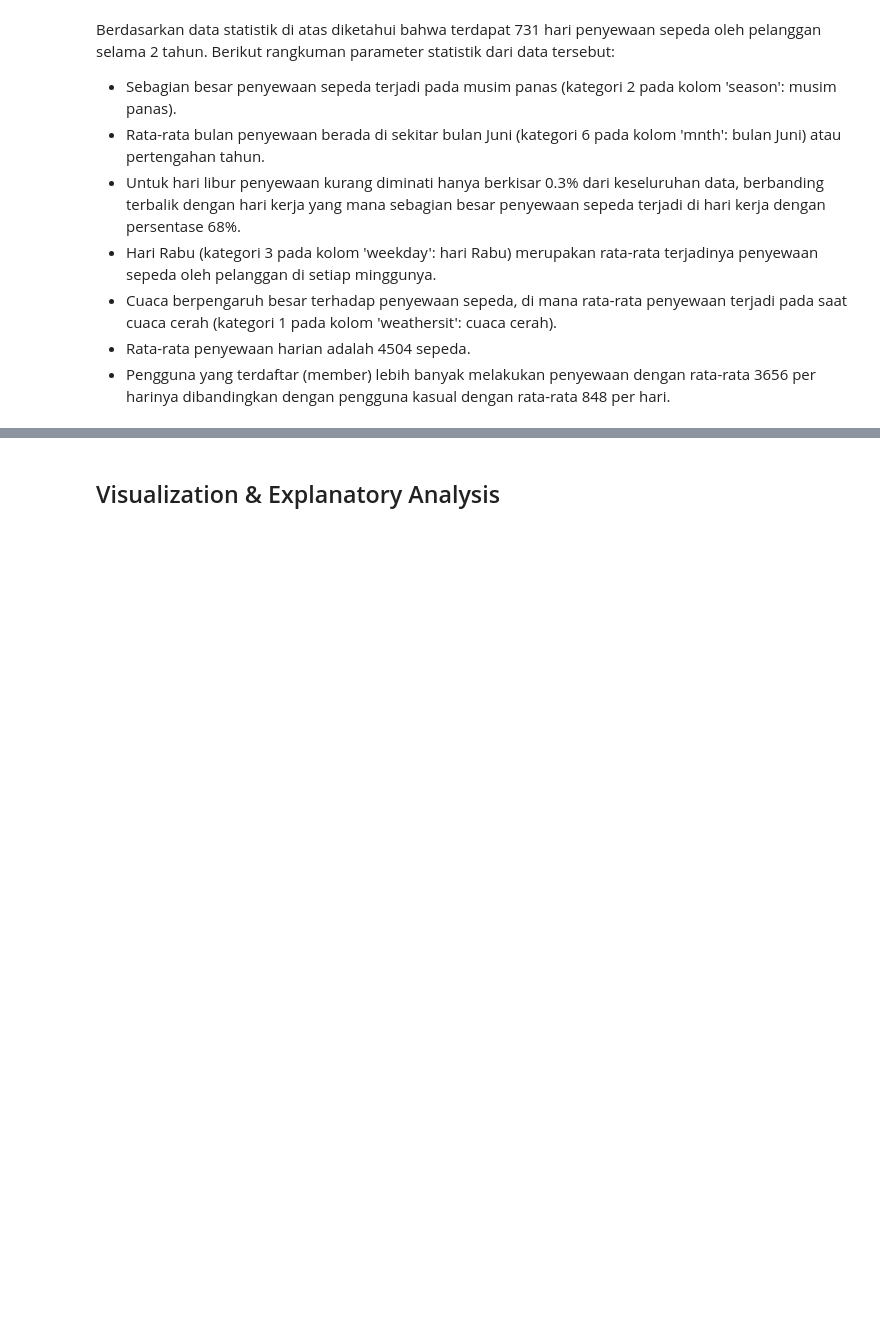
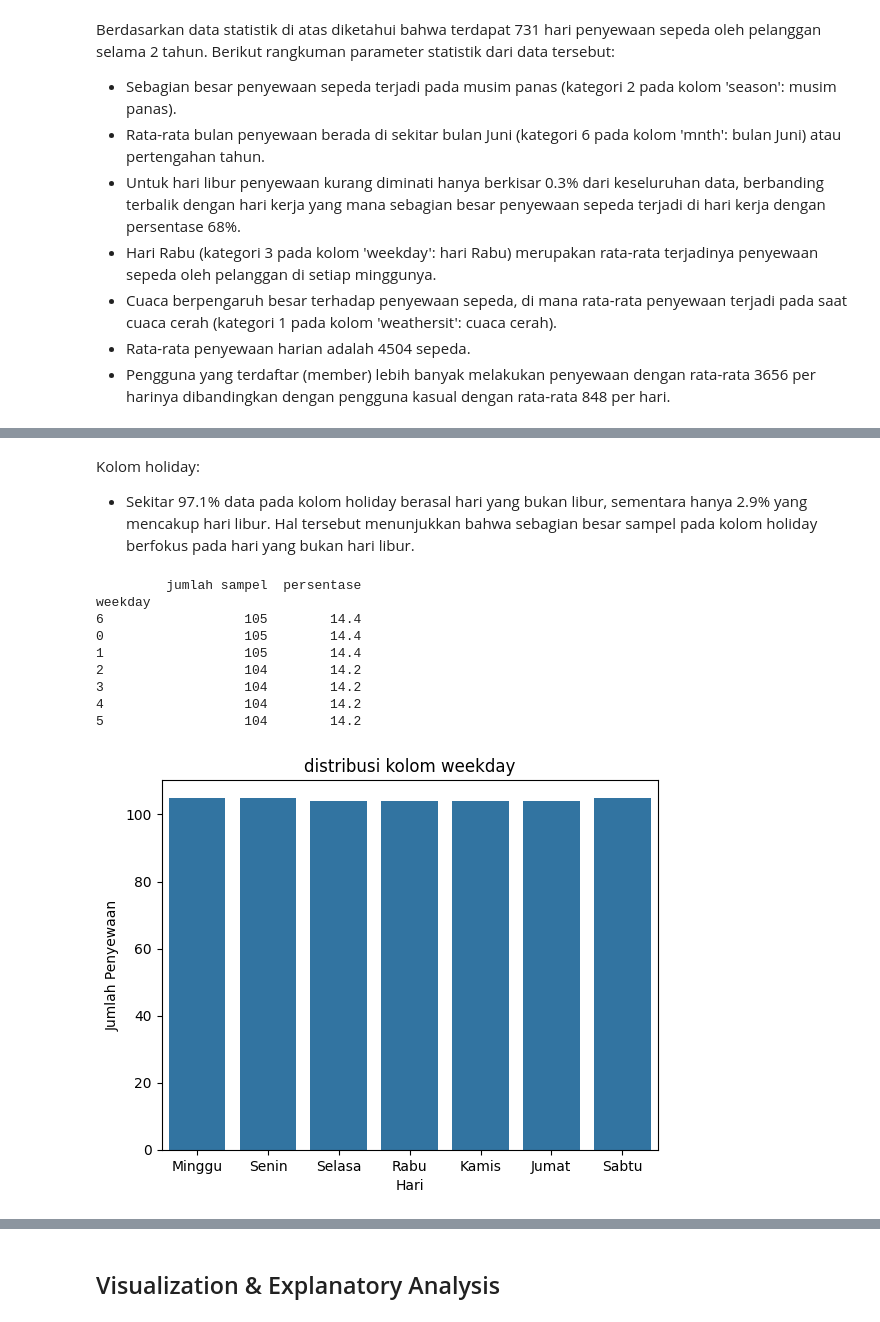
Before and after one commit to habibsatya/dicoding-data-analyst-sub, a Jupyter notebook: Proyek_Analisis_Data.ipynb, the cells around one changed output, grey strips where cells are left out. Saved outputs shown, nothing was run; the diff lists cells and outputs as text; code cells hidden in the pictures; blank space fills up the shorter version.

```diff
--- a/Proyek_Analisis_Data.ipynb
+++ b/Proyek_Analisis_Data.ipynb
@@ -281,0 +367,27 @@ Berdasarkan data statistik di atas diketahui bahwa terdapat 731 hari penyewaan s
+# %% [markdown]
+Kolom holiday:
+- Sekitar 97.1% data pada kolom holiday berasal hari yang bukan libur, sementara hanya 2.9% yang mencakup hari libur. Hal tersebut menunjukkan bahwa sebagian besar sampel pada kolom holiday berfokus pada hari yang bukan hari libur.
+# %%
+feature = categorical_columns[3]
+count = day_df[feature].value_counts()
+percent = 100*day_df[feature].value_counts(normalize=True)
+df = pd.DataFrame({'jumlah sampel': count, 'persentase': percent.round(1)})
+print(df)
+
+sns.countplot(x=feature, data=day_df)
+plt.title(f'distribusi kolom {feature}')
+plt.xlabel("Hari")
+plt.ylabel("Jumlah Penyewaan")
+plt.xticks([0, 1, 2, 3, 4, 5, 6], ['Minggu', 'Senin', 'Selasa', 'Rabu', 'Kamis', 'Jumat', 'Sabtu'], rotation=0)
+plt.show()
+# %% [output]
+         jumlah sampel  persentase
+weekday
+6                  105        14.4
+0                  105        14.4
+1                  105        14.4
+2                  104        14.2
+3                  104        14.2
+4                  104        14.2
+5                  104        14.2
+[figure, added]
```
Also changed, not shown: parts of 25 cells of this notebook, 2 other files.
